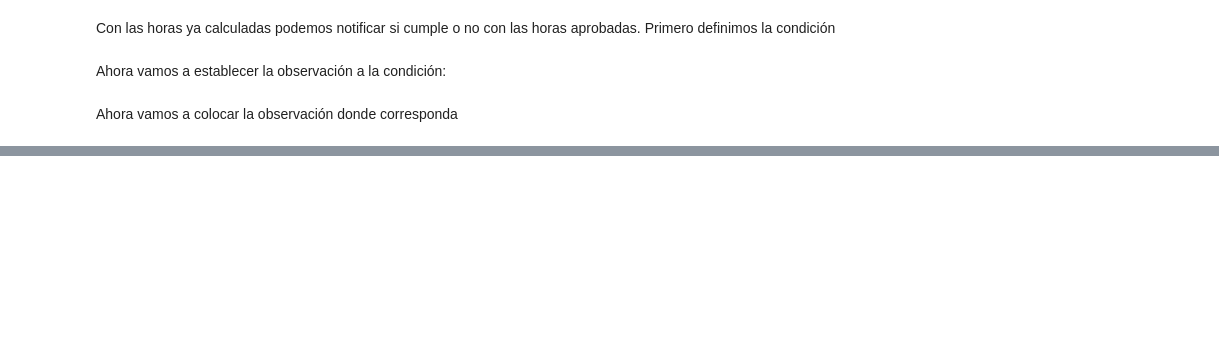
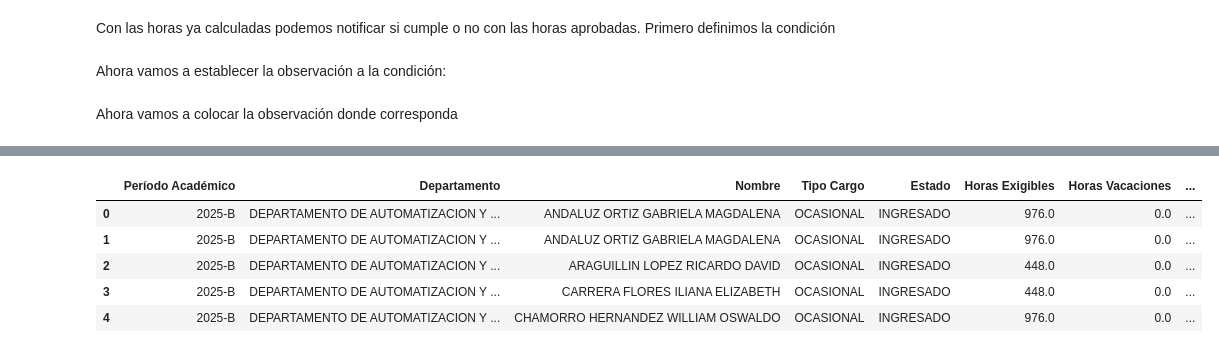
Before and after one commit to DilanAndrade007/ProyectoPreplanificacion, a Jupyter notebook: proyectos/proyectos.ipynb, the cells around one changed output, grey strips where cells are left out. Saved outputs shown, nothing was run; the diff lists cells and outputs as text; code cells hidden in the pictures; blank space fills up the shorter version.

```diff
--- a/proyectos/proyectos.ipynb
+++ b/proyectos/proyectos.ipynb
@@ -188,3 +210,12 @@ df.head()
 | 2 | PIS-23-17 | Desarrollo del modelo de transfor... | SEMILLA ... | ABAD TORRES JACKELINE | Codirector ... | PROFESOR AGREGADO A TIEMPO COMPLE... | DEPARTAMENTO DE AUTOMATIZACION Y ... | En ejecución | ... |
 | 3 | PIEX-DIM-VLIR-2023 | Smart Farming methodology for eff... | EXTERNO ... | ABAD TORRES JACKELINE | Colaborador ... | PROFESOR AGREGADO A TIEMPO COMPLE... | DEPARTAMENTO DE AUTOMATIZACION Y ... | En ejecución | ... |
 | 4 | PIM-24-01 | Análisis Multidisciplinario del C... | MULTIDISCIPLINARIOS ... | ABAD TORRES JACKELINE | Colaborador ... | PROFESOR AGREGADO A TIEMPO COMPLE... | DEPARTAMENTO DE AUTOMATIZACION Y ... | En ejecución | ... |
+# %%
+df1.head()
+# %% [output]
+|  | Período Académico | Departamento | Nombre | Tipo Cargo | Estado | Horas Exigibles | Horas Vacaciones | ... |
+| 0 | 2025-B | DEPARTAMENTO DE AUTOMATIZACION Y ... | ANDALUZ ORTIZ GABRIELA MAGDALENA | OCASIONAL | INGRESADO | 976.0 | 0.0 | ... |
+| 1 | 2025-B | DEPARTAMENTO DE AUTOMATIZACION Y ... | ANDALUZ ORTIZ GABRIELA MAGDALENA | OCASIONAL | INGRESADO | 976.0 | 0.0 | ... |
+| 2 | 2025-B | DEPARTAMENTO DE AUTOMATIZACION Y ... | ARAGUILLIN LOPEZ RICARDO DAVID | OCASIONAL | INGRESADO | 448.0 | 0.0 | ... |
+| 3 | 2025-B | DEPARTAMENTO DE AUTOMATIZACION Y ... | CARRERA FLORES ILIANA ELIZABETH | OCASIONAL | INGRESADO | 448.0 | 0.0 | ... |
+| 4 | 2025-B | DEPARTAMENTO DE AUTOMATIZACION Y ... | CHAMORRO HERNANDEZ WILLIAM OSWALDO | OCASIONAL | INGRESADO | 976.0 | 0.0 | ... |
```
Also changed, not shown: parts of 18 cells of this notebook, 3 other files.
